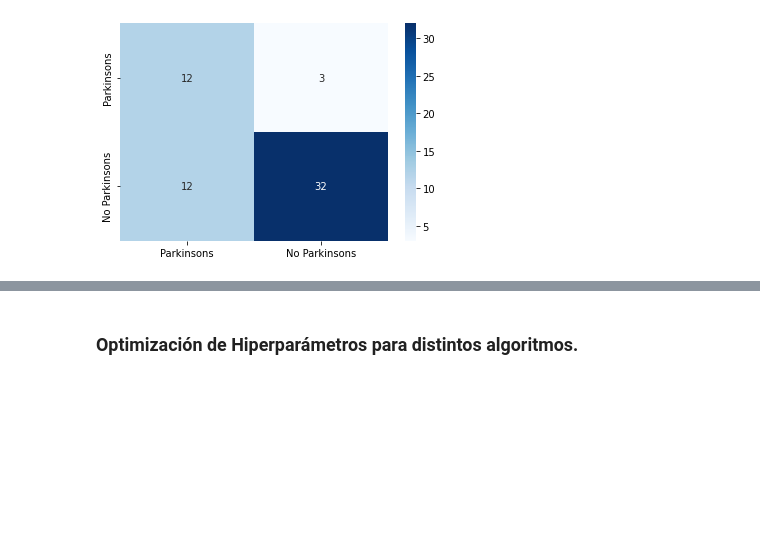
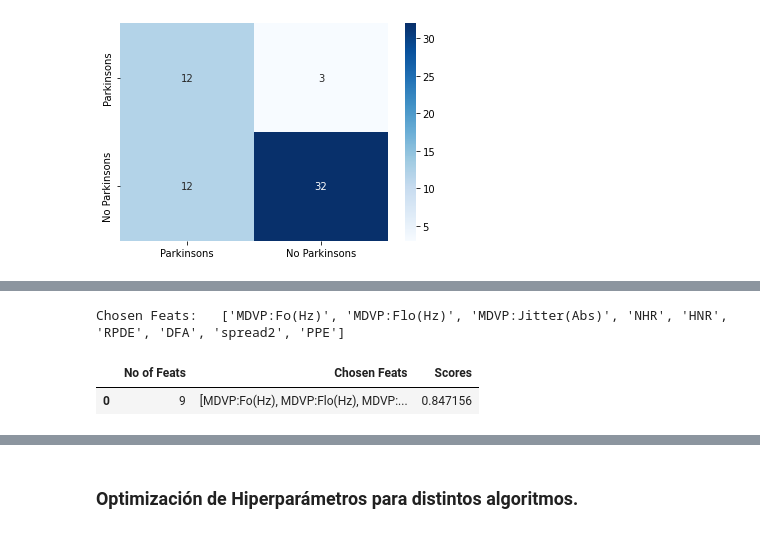
Before and after one commit to JoseVilaseca/Portafolio-ML, a Jupyter notebook: _notebooks/2021-11-12-Caso-de-Estudio-2.ipynb, the cells around one changed output, grey strips where cells are left out. Cells and saved outputs as stored; diff of their text form; code cells hidden in the pictures; blank space fills up the shorter version.

```diff
--- a/_notebooks/2021-11-12-Caso-de-Estudio-2.ipynb
+++ b/_notebooks/2021-11-12-Caso-de-Estudio-2.ipynb
@@ -366,58 +433,60 @@ You should consider upgrading via the 'c:\python38\python.exe -m pip install --u
 # %%
 
 from genetic_selection import *
 from sklearn.metrics import *
 from sklearn.discriminant_analysis import LinearDiscriminantAnalysis
 from sklearn.model_selection import *
 from sklearn.ensemble import RandomForestClassifier
 from sklearn.ensemble import GradientBoostingClassifier
 mcc = make_scorer(matthews_corrcoef)
 
 
 
-# estimator = RandomForestClassifier(max_depth=5, random_state=42, n_estimators=250)
+estimator = RandomForestClassifier(random_state=42, n_estimators=1000)
 # #estimator = GradientBoostingClassifier(max_depth=3, random_state=27, n_estimators=100)
 
 # #estimator = LinearDiscriminantAnalysis()
 
 
-# report = pd.DataFrame()
-# nofeats = []
-# chosen_feats = []
-# cvscore = []
-# rkf = RepeatedStratifiedKFold(n_repeats = 1, n_splits = 10)
-# for i in range(4,10):
+report = pd.DataFrame()
+nofeats = []
+chosen_feats = []
+cvscore = []
+rkf = RepeatedStratifiedKFold(n_repeats = 1, n_splits = 10, random_state = 42)
+for i in [X.shape[1]]:
 
-#   selector = GeneticSelectionCV(estimator,
-#                                 cv = rkf,
-#                                 verbose = 0,
-#                                 scoring = mcc,
-#                                 max_features = i,
-#                                 #n_population = 50,
-#                                 n_population = 50,
-#                                 crossover_proba = 0.5,
-#                                 mutation_proba = 0.2,
-#                                 #n_generations = 10,
-#                                 n_generations = 10,
-#                                 crossover_independent_proba=0.5,
-#                                 mutation_independent_proba=0.05,
-#                                 #tournament_size = 3,
-#                                 n_gen_no_change=10,
-#                                 caching=True,
-#                                 n_jobs=-1)
-#   # selector = selector.fit(D[allfeats], y)
-#   # genfeats = D[allfeats].columns[selector.support_]
-#   selector = selector.fit(X, y)
-#   genfeats = X.columns[selector.support_]
-#   #print("El Selector support: "+str(selector.support_))
-#   genfeats = list(genfeats)
-#   print("Chosen Feats:  ", genfeats)
+  selector = GeneticSelectionCV(estimator,
+                                cv = rkf,
+                                verbose = 0,
+                                scoring = mcc,
+                                max_features = i,
+                                n_population = 50,
+                                crossover_proba = 0.5,
+                                mutation_proba = 0.2,
+                                n_generations = 10,
+                                crossover_independent_proba=0.5,
+                                mutation_independent_proba=0.05,
+                                #tournament_size = 3,
+                                n_gen_no_change=10,
+                                caching=True,
+                                n_jobs=-1)
+  # selector = selector.fit(D[allfeats], y)
+  # genfeats = D[allfeats].columns[selector.support_]
+  selector = selector.fit(X, y)
+  genfeats = X.columns[selector.support_]
+  #print("El Selector support: "+str(selector.support_))
+  genfeats = list(genfeats)
+  print("Chosen Feats:  ", genfeats)
 
-#   cv_score = selector.generation_scores_[-1]
-#   nofeats.append(len(genfeats))
-#   chosen_feats.append(genfeats)
-#   cvscore.append(cv_score)
-# report["No of Feats"] = nofeats
-# report["Chosen Feats"] = chosen_feats
-# report["Scores"] = cvscore
-# report.head(10)
+  cv_score = selector.generation_scores_[-1]
+  nofeats.append(len(genfeats))
+  chosen_feats.append(genfeats)
+  cvscore.append(cv_score)
+report["No of Feats"] = nofeats
+report["Chosen Feats"] = chosen_feats
+report["Scores"] = cvscore
+report.head(10)
+# %% [output]
+Chosen Feats:   ['MDVP:Fo(Hz)', 'MDVP:Flo(Hz)', 'MDVP:Jitter(Abs)', 'NHR', 'HNR', 'RPDE', 'DFA', 'spread2', 'PPE']
+|  | No of Feats | Chosen Feats | Scores |
+| 0 | 9 | [MDVP:Fo(Hz), MDVP:Flo(Hz), MDVP:... | 0.847156 |
```
Also changed, not shown: parts of 39 cells of this notebook, 1 other file.
